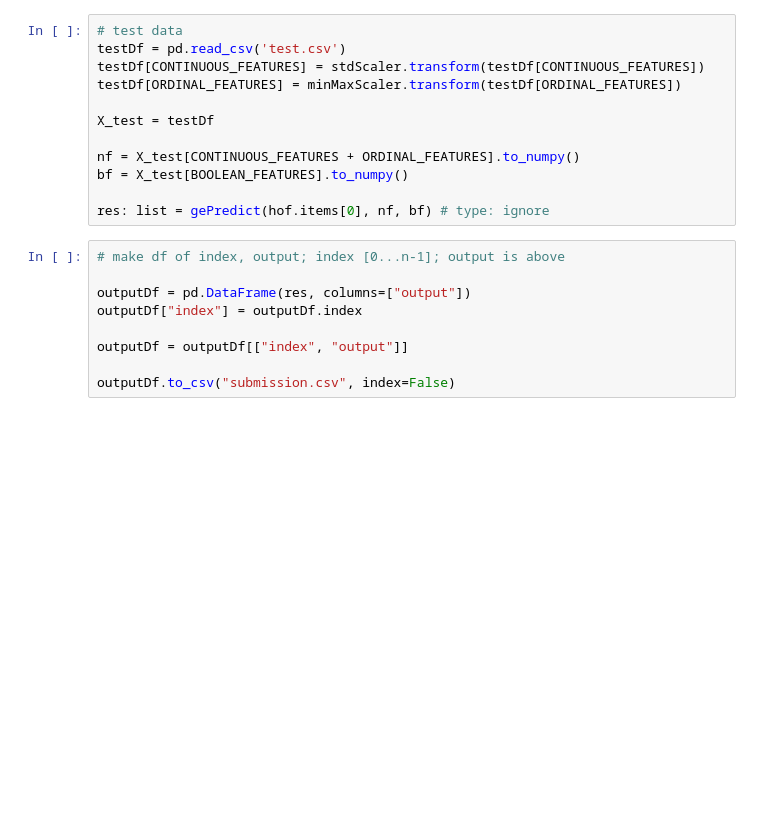
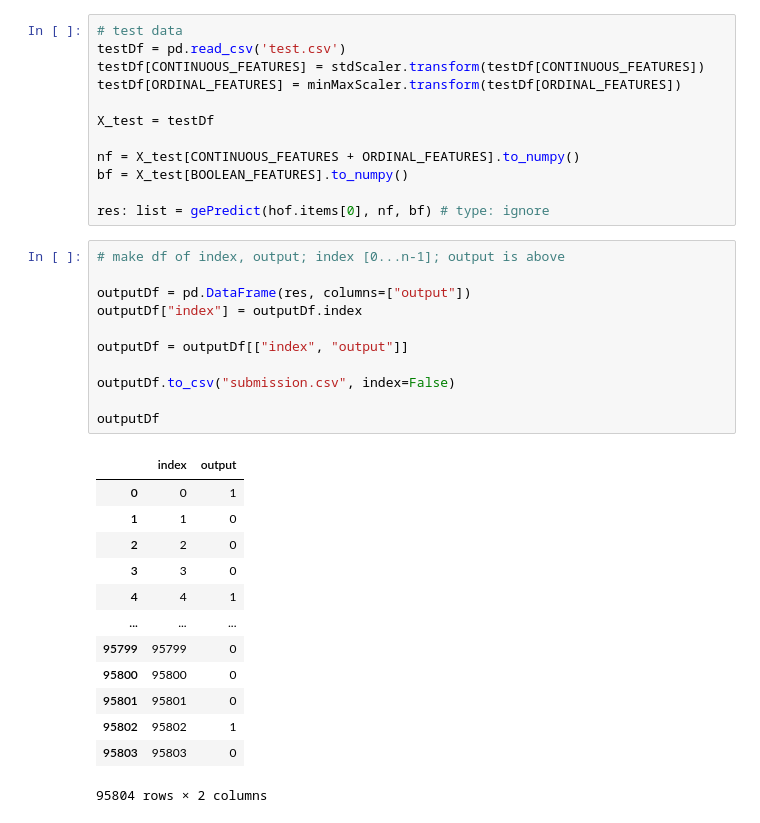
Before and after one commit to BuiHoangTu/ul.year2024Autumn.evolutionary-computation.mid-project, a Jupyter notebook: main.ipynb, the cells around one changed output. Cells and saved outputs as stored; diff of their text form; blank space fills up the shorter version.

```diff
--- a/main.ipynb
+++ b/main.ipynb
@@ -557,9 +568,25 @@ res: list = gePredict(hof.items[0], nf, bf) # type: ignore
 # %%
 # make df of index, output; index [0...n-1]; output is above
 
 outputDf = pd.DataFrame(res, columns=["output"])
 outputDf["index"] = outputDf.index
 
 outputDf = outputDf[["index", "output"]]
 
 outputDf.to_csv("submission.csv", index=False)
+
+outputDf
+# %% [output]
+|  | index | output |
+| 0 | 0 | 1 |
+| 1 | 1 | 0 |
+| 2 | 2 | 0 |
+| 3 | 3 | 0 |
+| 4 | 4 | 1 |
+| ... | ... | ... |
+| 95799 | 95799 | 0 |
+| 95800 | 95800 | 0 |
+| 95801 | 95801 | 0 |
+| 95802 | 95802 | 1 |
+| 95803 | 95803 | 0 |
+95804 rows × 2 columns
```
Also changed, not shown: parts of 11 cells of this notebook, 2 other files.
